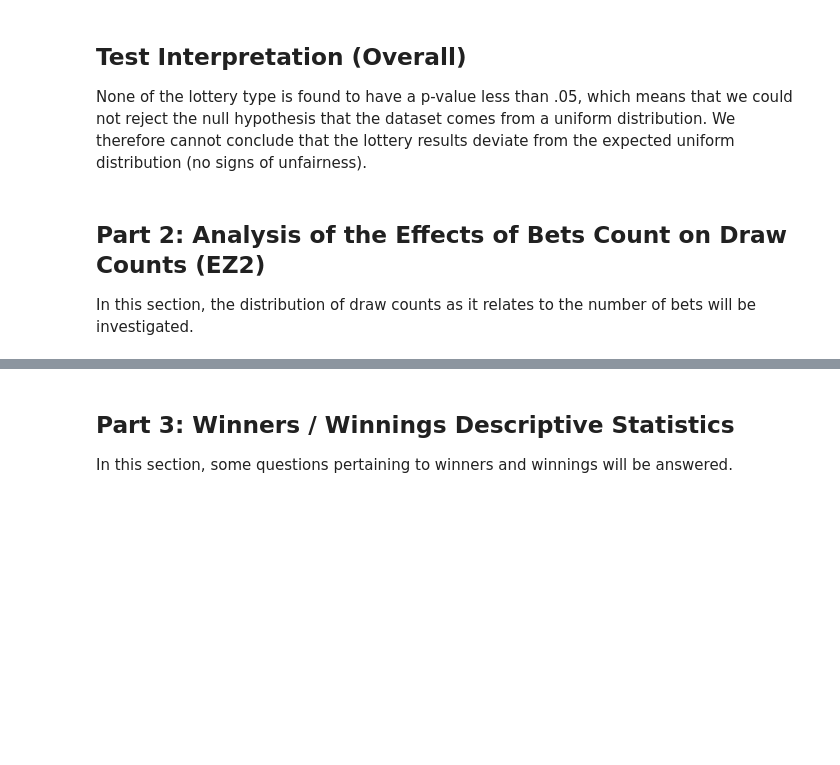
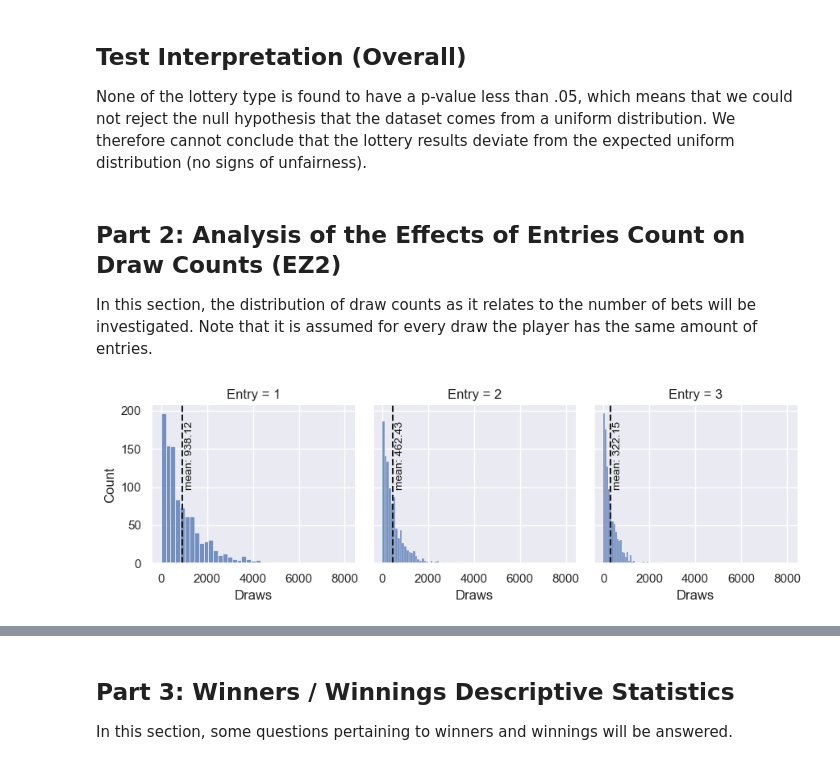
Before and after one commit to ggako/lo3, a Jupyter notebook: lo3.ipynb, the cells around one changed output, grey strips where cells are left out. Drawn from its saved outputs; the diff is of its cells as text; code cells hidden in the pictures; blank space fills up the shorter version.

```diff
--- a/lo3.ipynb
+++ b/lo3.ipynb
@@ -141,5 +143,15 @@ table
 ## Test Interpretation (Overall)
 None of the lottery type is found to have a p-value less than .05, which means that we could not reject the null hypothesis that the dataset comes from a uniform distribution. We therefore cannot conclude that the lottery results deviate from the expected uniform distribution (no signs of unfairness).
 # %% [markdown]
-## **Part 2: Analysis of the Effects of Bets Count on Draw Counts (EZ2)**
-In this section, the distribution of draw counts as it relates to the number of bets will be investigated.
+## **Part 2: Analysis of the Effects of Entries Count on Draw Counts (EZ2)**
+In this section, the distribution of draw counts as it relates to the number of bets will be investigated. Note that it is assumed for every draw the player has the same amount of entries.
+# %%
+# Plotting effects of 1, 2 and 3 bets
+numSim = 1000 # Number of draws
+bet1 = lsim.gen_ez_2dist(numSim, [[1,2]])
+bet2 = lsim.gen_ez_2dist(numSim, [[1,2],[3,4]])
+bet3 = lsim.gen_ez_2dist(numSim, [[1,2],[3,4],[5,6]])
+data = pd.concat([bet1, bet2, bet3]) # Create long form data for plotting
+lsim.createDistHist(data);
+# %% [output]
+[figure, added]
```
Also changed, not shown: parts of 18 cells of this notebook.
